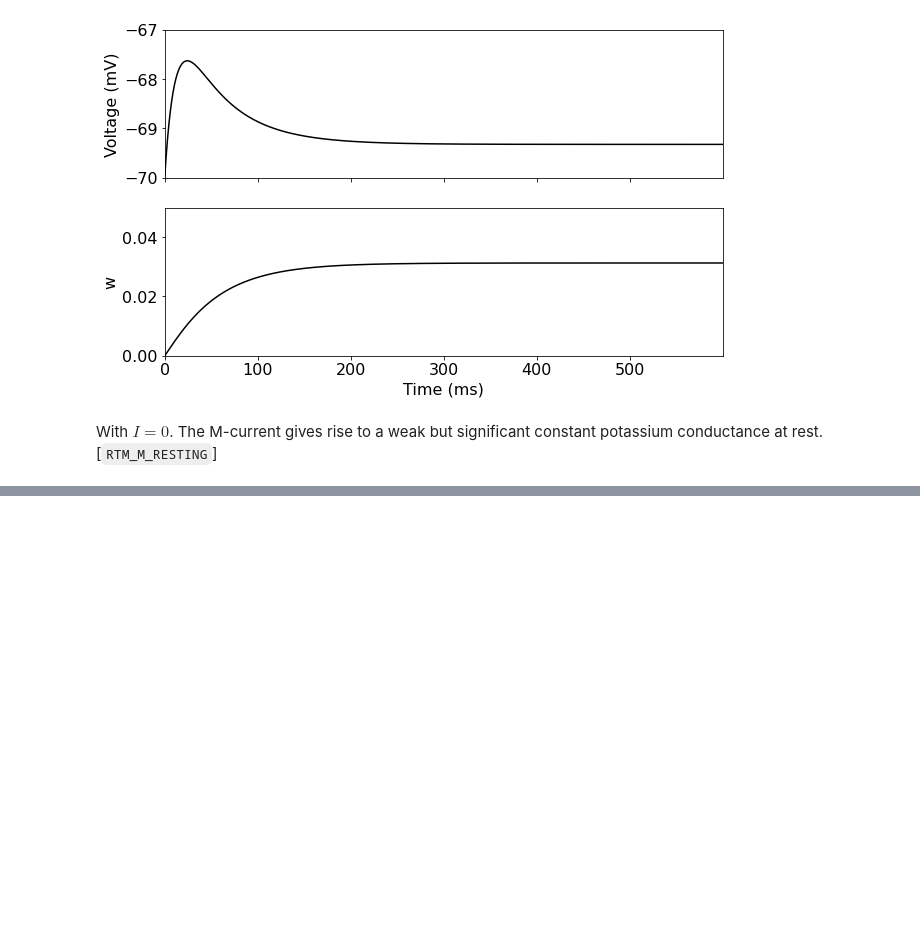
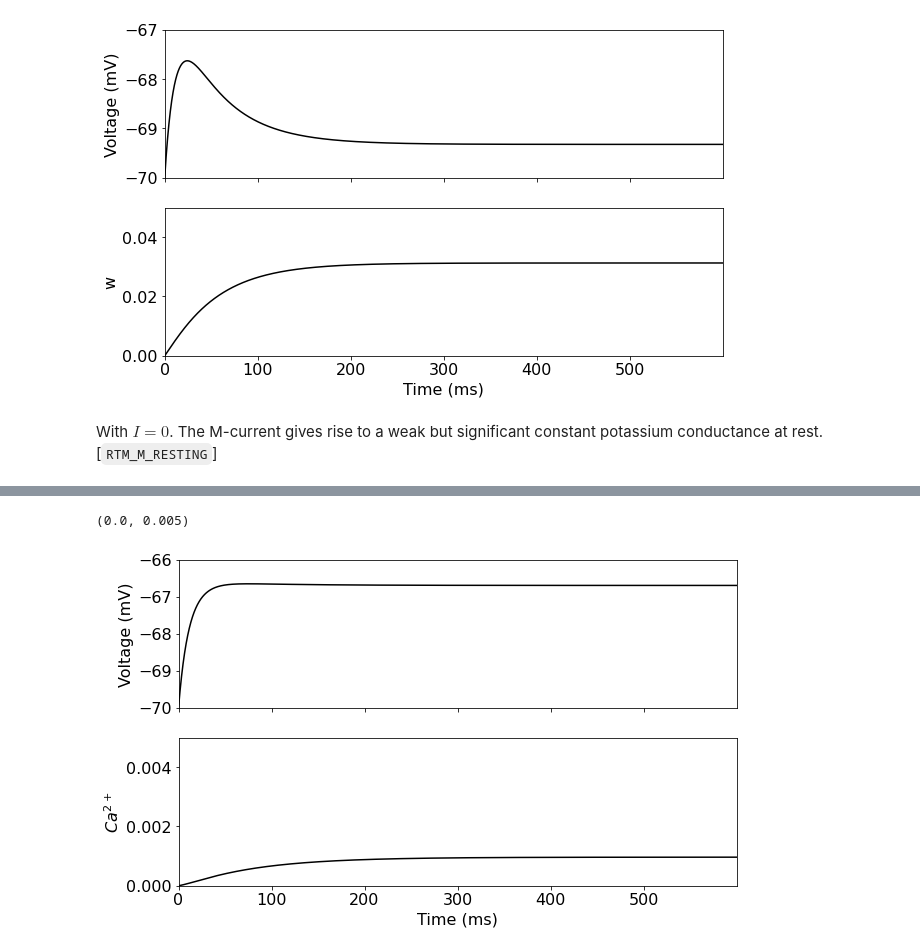
Before and after one commit to Ziaeemehr/mndynamics, a Jupyter notebook: mndynamics/examples/Chap_09.ipynb, the cells around one changed output, grey strips where cells are left out. Saved outputs shown, nothing was run; the diff lists cells and outputs as text; code cells hidden in the pictures; blank space fills up the shorter version.

```diff
--- a/mndynamics/examples/Chap_09.ipynb
+++ b/mndynamics/examples/Chap_09.ipynb
@@ -94,0 +132,19 @@ With $I = 0$. The M-current gives rise to a weak but significant constant potass
+# %%
+obj = RTM_AHP({'i_ext': 0.0, "t_end": 600})
+data = obj.simulate()
+t = data["t"]
+v = data["v"]
+ca = data['ca']
+# %%
+fig, ax = plt.subplots(2,1, figsize=(10,6), sharex=True)
+ax[0].plot(t, v, 'k')
+ax[1].plot(t, ca, 'k')
+ax[1].set_xlabel("Time (ms)")
+ax[0].set_ylabel("Voltage (mV)")
+ax[1].set_ylabel(r"$Ca^{2+}$")
+ax[0].margins(x=0.0)
+ax[0].set_ylim(-70, -66)
+ax[1].set_ylim(0, 0.005)
+# %% [output]
+(0.0, 0.005)
+[figure, added]
```
Also changed, not shown: parts of 10 cells of this notebook, 3 other files.
